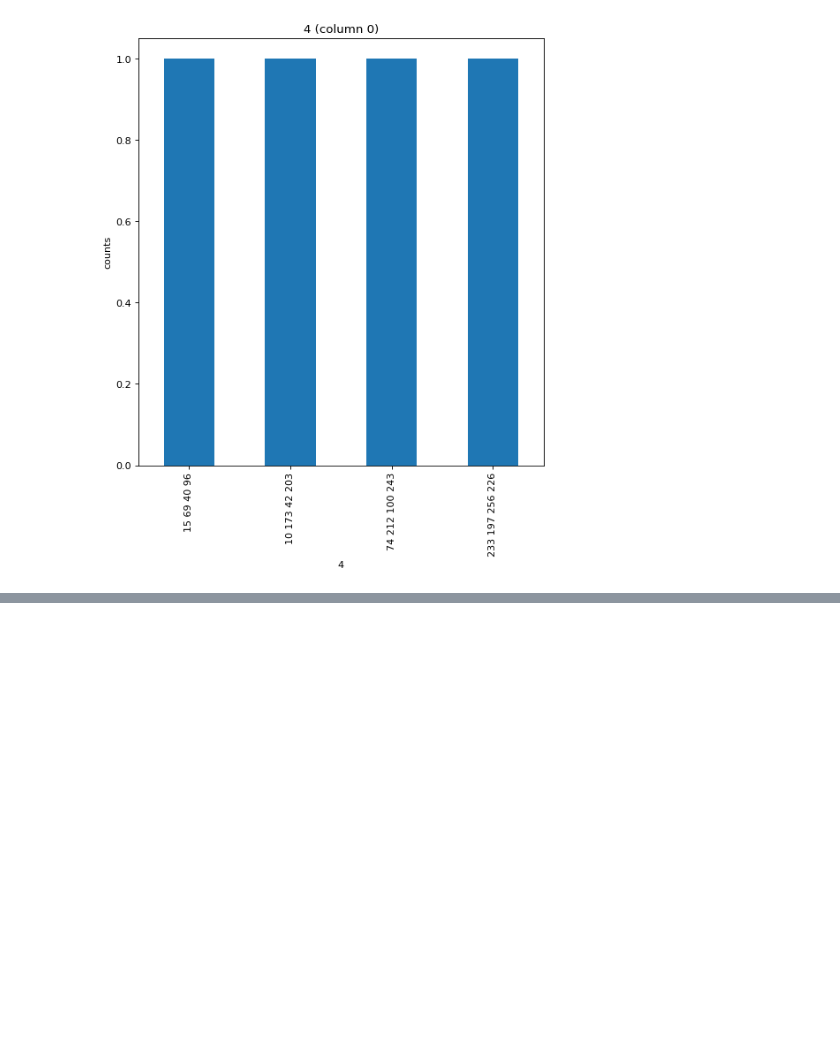
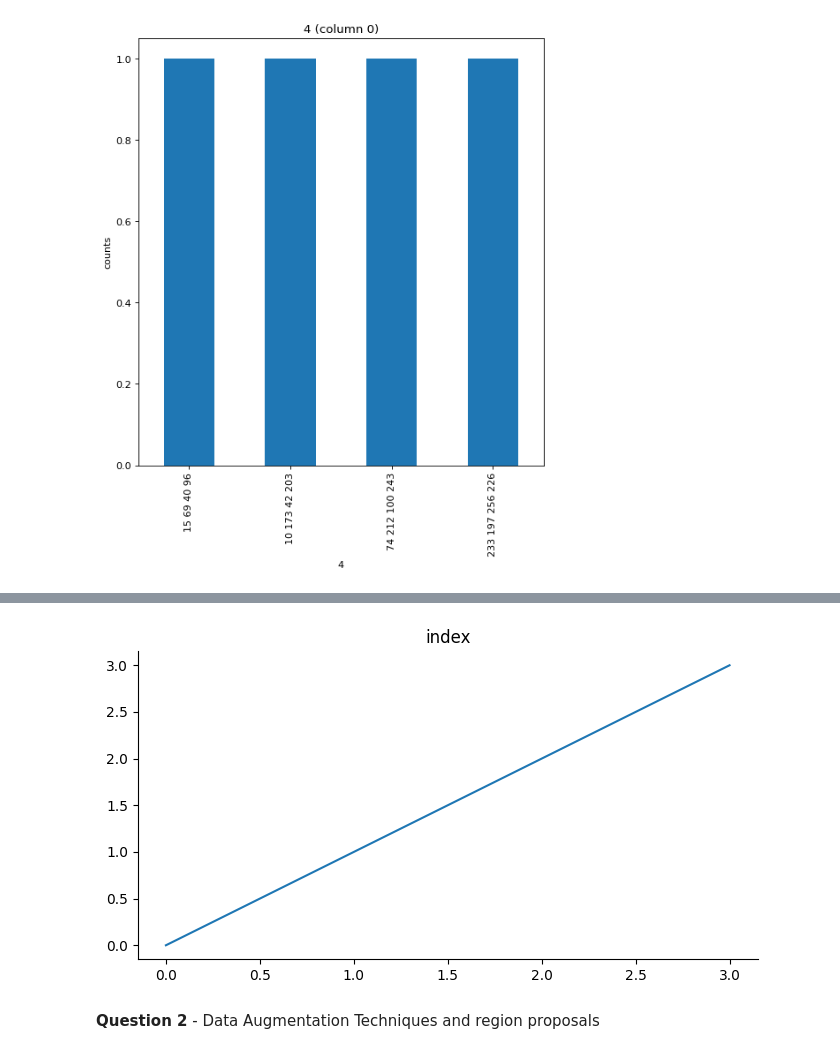
Before and after one commit to Aynahd/Y24, a Jupyter notebook: ASSIGNMENT_D.ipynb, the cells around one changed output, grey strips where cells are left out. Saved outputs shown, nothing was run; the diff lists cells and outputs as text; code cells hidden in the pictures; blank space fills up the shorter version.

```diff
--- a/ASSIGNMENT_D.ipynb
+++ b/ASSIGNMENT_D.ipynb
@@ -270,0 +250,8 @@ TypeError: Data source must be a DataFrame or Mapping, not <class 'list'>.
+# %%
+from matplotlib import pyplot as plt
+_df_3['index'].plot(kind='line', figsize=(8, 4), title='index')
+plt.gca().spines[['top', 'right']].set_visible(False)
+# %% [output]
+[figure, added]
+# %% [markdown]
+**Question 2** - Data Augmentation Techniques and region proposals
```
Also changed, not shown: parts of 51 cells of this notebook.
